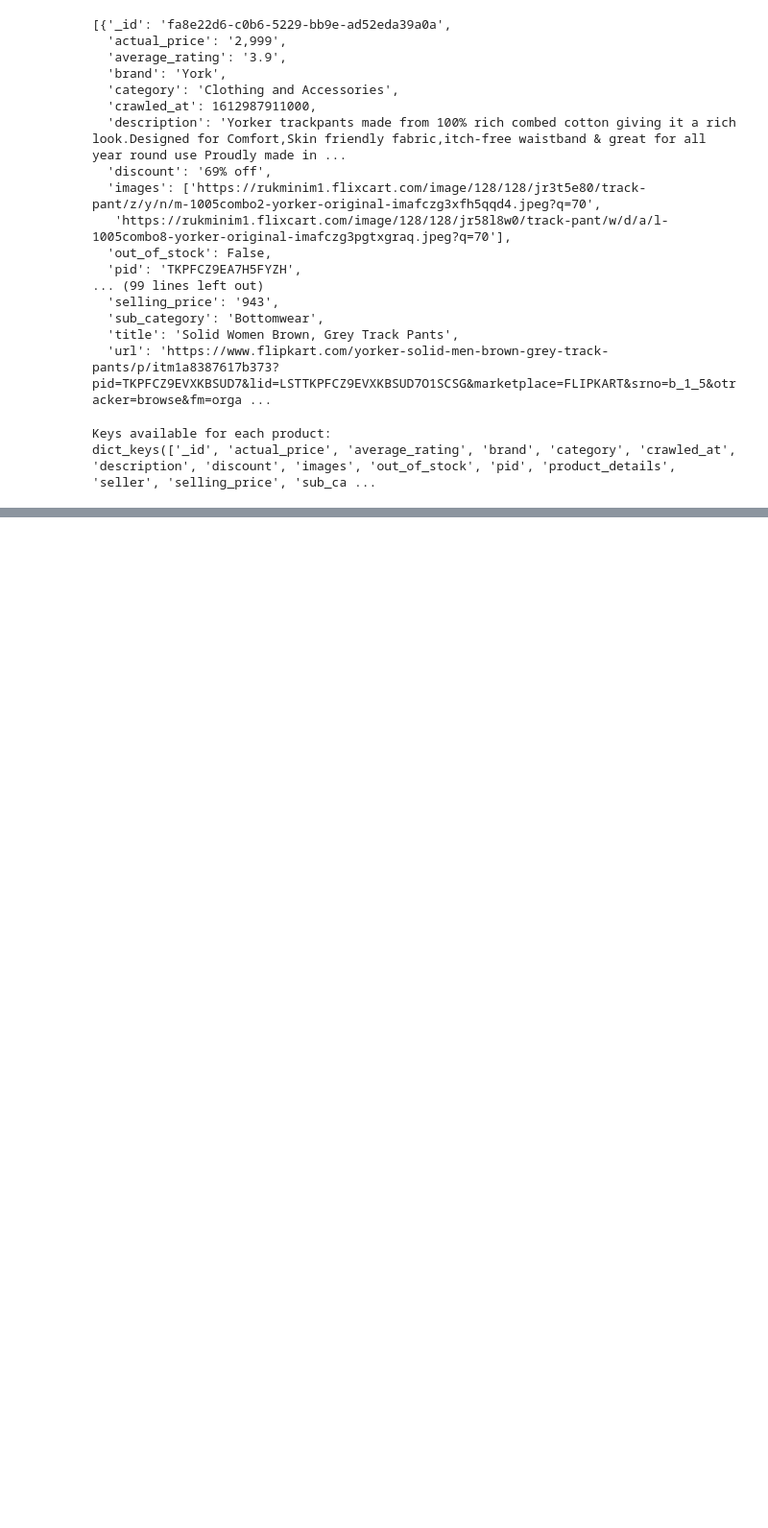
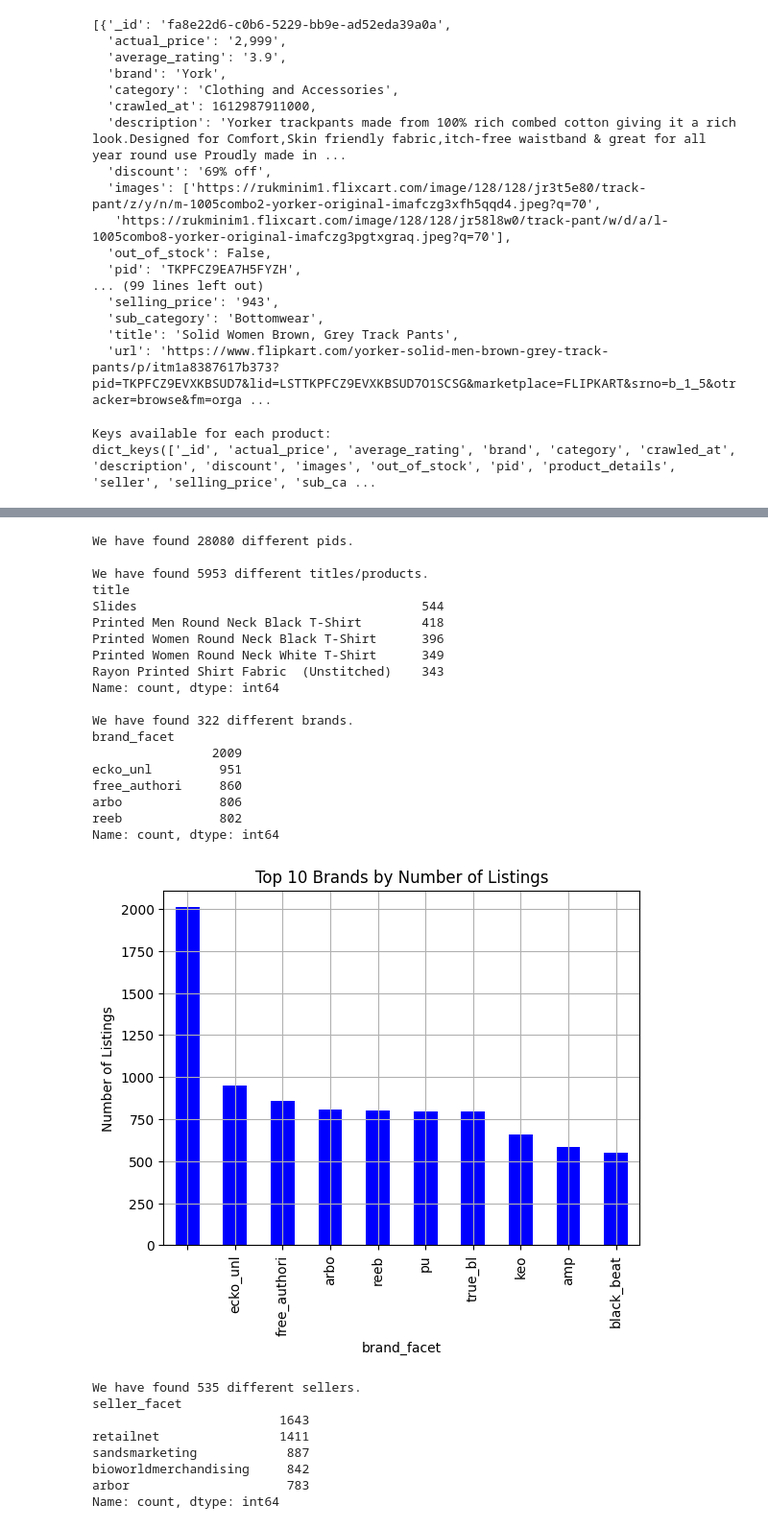
Before and after one commit to juliaaaloopez/irwa_search_engine_G_011, a Jupyter notebook: project_progress/part_1/Part_1.ipynb, the cells around one changed output, grey strips where cells are left out. Shown at 96% size. Saved outputs shown, nothing was run; the diff lists cells and outputs as text; code cells hidden in the pictures; blank space fills up the shorter version.

```diff
--- a/project_progress/part_1/Part_1.ipynb
+++ b/project_progress/part_1/Part_1.ipynb
@@ -270,20 +216,12 @@ for prod in products:
     processed_prod['actual_price'] = clean_numeric(prod.get('actual_price'), 'float')
     processed_prod['average_rating'] = clean_numeric(prod.get('average_rating'), 'float')
 
-
-    #Process product_details separately
+    #Process product_details separatelyc
     #Extract the different values and process them as natural text alltogether
     details_text = ''
     if isinstance(prod.get('product_details'), list):
-        details_values = [
-            list(item.values())[0]
-            for item in prod.get('product_details', [])
-            if item
-            and isinstance(list(item.values())[0], str)
-            and list(item.keys())[0].lower() != 'style code'  # we skip the 'style code' attribute
-        ]
+        details_values = [list(item.values())[0] for item in prod.get('product_details', []) if item and isinstance(list(item.values())[0], str)]
         details_text = ' '.join(details_values)
     processed_prod['attributes'] = preprocess_text(details_text, lemmatizer, stemmer, stop_words)
 
-
     processed_corpus.append(processed_prod)
@@ -346,0 +255,6 @@ display(processed_corpus[0])
+# %%
+# Build a Dataframe using pandas library
+df = pd.DataFrame(processed_corpus)
+df.info()
+print('Shape of the dataframe:', df.shape)
+df.describe()
@@ -346,0 +290,61 @@ display(processed_corpus[0])
+# %%
+# Look for pid repetitions
+print('We have found', df['pid'].nunique(), 'different pids. \n')
+
+# Look for title repetitions
+print('We have found', df['title'].nunique(), 'different titles/products.')
+title_counts = df['title'].value_counts()
+print(title_counts.head(), '\n')
+
+# Look for brand repetitions
+print('We have found', df['brand_facet'].nunique(), 'different brands.')
+brand_counts = df['brand_facet'].value_counts()
+print(brand_counts.head(), '\n')
+
+brand_counts.head(10).plot(kind='bar', color='blue')
+plt.title("Top 10 Brands by Number of Listings")
+plt.ylabel("Number of Listings")
+plt.grid()
+plt.show()
+
+
+# Look for seller repetitions
+print('We have found', df['seller_facet'].nunique(), 'different sellers.')
+brand_counts = df['seller_facet'].value_counts()
+print(brand_counts.head(), '\n')
+
+seller_counts = df['seller_facet'].value_counts()
+seller_counts.head(10).plot(kind='bar', color='red')
+plt.title("Top 10 Sellers by Number of Listings")
+plt.ylabel("Number of Listings")
+plt.grid()
+plt.show()
+# %% [output]
+We have found 28080 different pids.
+
+We have found 5953 different titles/products.
+title
+Slides                                      544
+Printed Men Round Neck Black T-Shirt        418
+Printed Women Round Neck Black T-Shirt      396
+Printed Women Round Neck White T-Shirt      349
+Rayon Printed Shirt Fabric  (Unstitched)    343
+Name: count, dtype: int64
+
+We have found 322 different brands.
+brand_facet
+                2009
+ecko_unl         951
+free_authori     860
+arbo             806
+reeb             802
+Name: count, dtype: int64
+[figure, added]
+We have found 535 different sellers.
+seller_facet
+                         1643
+retailnet                1411
+sandsmarketing            887
+bioworldmerchandising     842
+arbor                     783
+Name: count, dtype: int64
```
Also changed, not shown: parts of 34 cells of this notebook, 1 other file.
